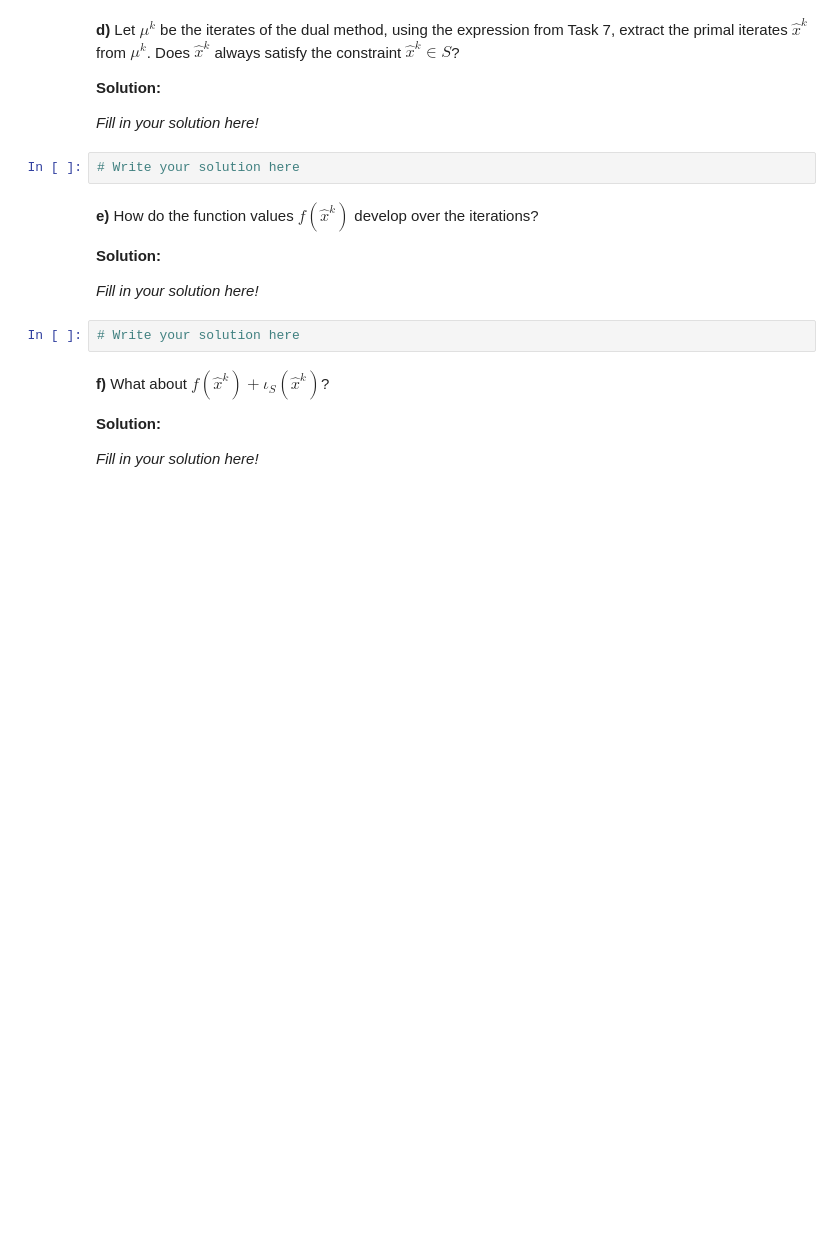
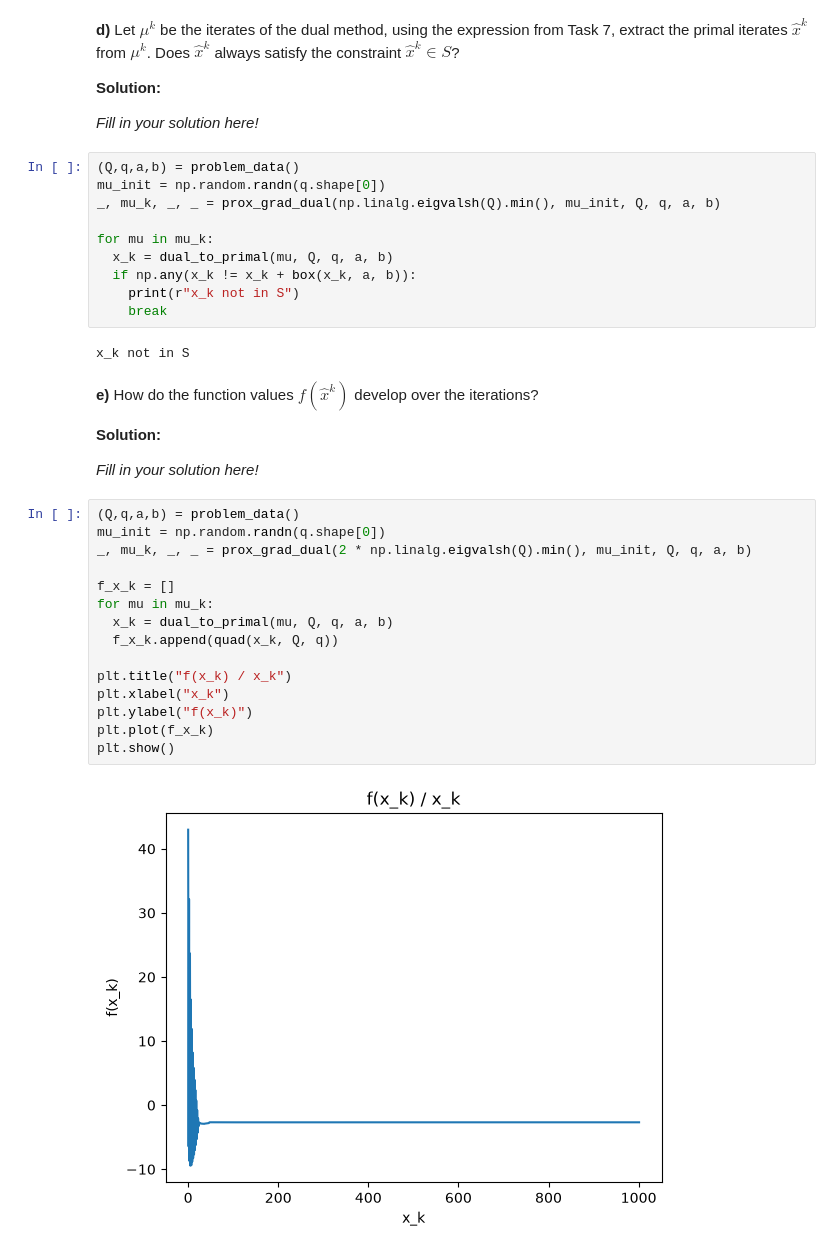
Before and after one commit to jakobsoderberg1/frtn50, a Jupyter notebook: handin1.ipynb, the cells around one changed output. Cells and saved outputs as stored; diff of their text form; blank space fills up the shorter version.

Commit message:
coding finished, some math left

```diff
--- a/handin1.ipynb
+++ b/handin1.ipynb
@@ -705,8 +717,18 @@ __d)__ Let $\mu^k$ be the iterates of the dual method, using the expression from
 __Solution:__
 
 _Fill in your solution here!_
-# %%
-# Write your solution here
+# %%
+(Q,q,a,b) = problem_data()
+mu_init = np.random.randn(q.shape[0])
+_, mu_k, _, _ = prox_grad_dual(np.linalg.eigvalsh(Q).min(), mu_init, Q, q, a, b)
+
+for mu in mu_k:
+  x_k = dual_to_primal(mu, Q, q, a, b)
+  if np.any(x_k != x_k + box(x_k, a, b)):
+    print(r"x_k not in S")
+    break
+# %% [output]
+x_k not in S
 # %% [markdown]
 
 __e)__ How do the function values $f\left(\hat{x}^k\right)$ develop over the iterations?
@@ -714,12 +736,20 @@ __e)__ How do the function values $f\left(\hat{x}^k\right)$ develop over the ite
 __Solution:__
 
 _Fill in your solution here!_
-# %%
-# Write your solution here
-# %% [markdown]
-
-__f)__ What about $f\left(\hat{x}^k\right)+\iota_{S}\left(\hat{x}^k\right)$?
-
-__Solution:__
-
-_Fill in your solution here!_
+# %%
+(Q,q,a,b) = problem_data()
+mu_init = np.random.randn(q.shape[0])
+_, mu_k, _, _ = prox_grad_dual(2 * np.linalg.eigvalsh(Q).min(), mu_init, Q, q, a, b)
+
+f_x_k = []
+for mu in mu_k:
+  x_k = dual_to_primal(mu, Q, q, a, b)
+  f_x_k.append(quad(x_k, Q, q))
+
+plt.title("f(x_k) / x_k")
+plt.xlabel("x_k")
+plt.ylabel("f(x_k)")
+plt.plot(f_x_k)
+plt.show()
+# %% [output]
+[figure, added]
```
Also changed, not shown: parts of 18 cells of this notebook.
